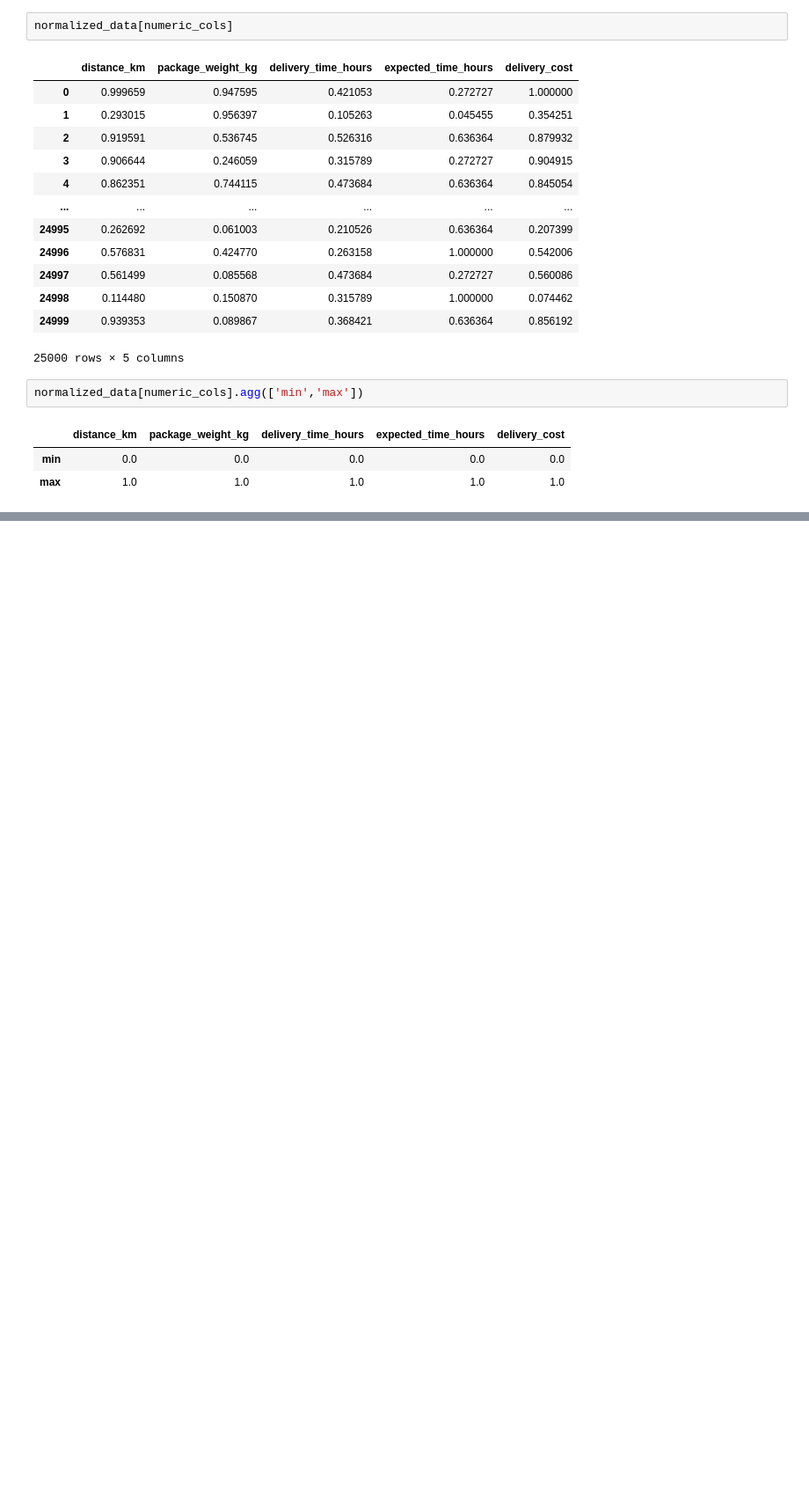
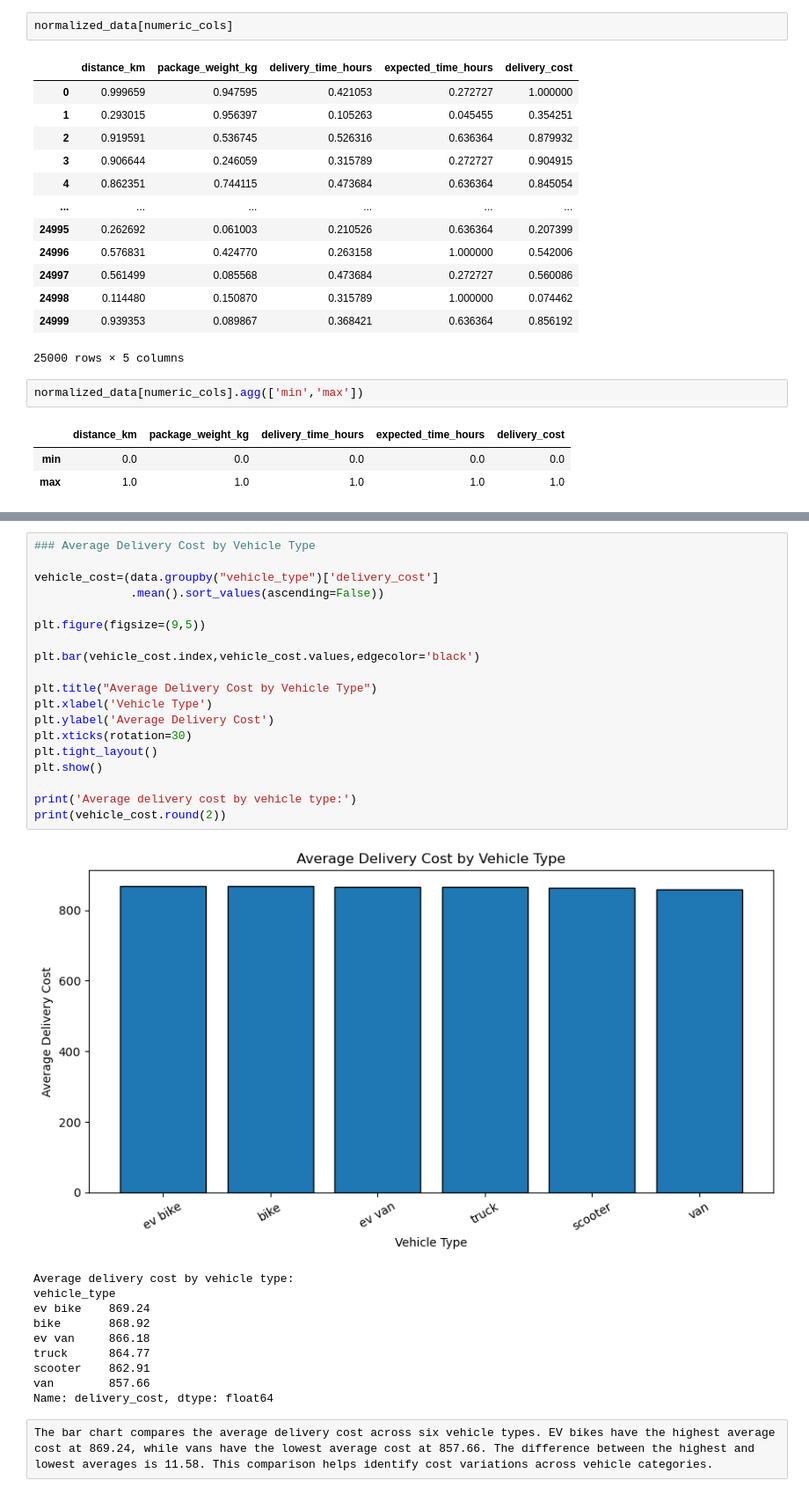
Before and after one commit to thanmai-09/Delivery-Performance-Analysis, a Jupyter notebook: Logistics_Data_Analysis.ipynb, the cells around one changed output, grey strips where cells are left out. Shown at 88% size. Saved outputs shown, nothing was run; the diff lists cells and outputs as text; blank space fills up the shorter version.

```diff
--- a/Logistics_Data_Analysis.ipynb
+++ b/Logistics_Data_Analysis.ipynb
@@ -510,0 +825,32 @@ normalized_data[numeric_cols].agg(['min','max'])
+# %%
+### Average Delivery Cost by Vehicle Type
+
+vehicle_cost=(data.groupby("vehicle_type")['delivery_cost']
+              .mean().sort_values(ascending=False))
+
+plt.figure(figsize=(9,5))
+
+plt.bar(vehicle_cost.index,vehicle_cost.values,edgecolor='black')
+
+plt.title("Average Delivery Cost by Vehicle Type")
+plt.xlabel('Vehicle Type')
+plt.ylabel('Average Delivery Cost')
+plt.xticks(rotation=30)
+plt.tight_layout()
+plt.show()
+
+print('Average delivery cost by vehicle type:')
+print(vehicle_cost.round(2))
+# %% [output]
+[figure, added]
+Average delivery cost by vehicle type:
+vehicle_type
+ev bike    869.24
+bike       868.92
+ev van     866.18
+truck      864.77
+scooter    862.91
+van        857.66
+Name: delivery_cost, dtype: float64
+# %% [raw]
+The bar chart compares the average delivery cost across six vehicle types. EV bikes have the highest average cost at 869.24, while vans have the lowest average cost at 857.66. The difference between the highest and lowest averages is 11.58. This comparison helps identify cost variations across vehicle categories.
```
Also changed, not shown: parts of 38 cells of this notebook.
